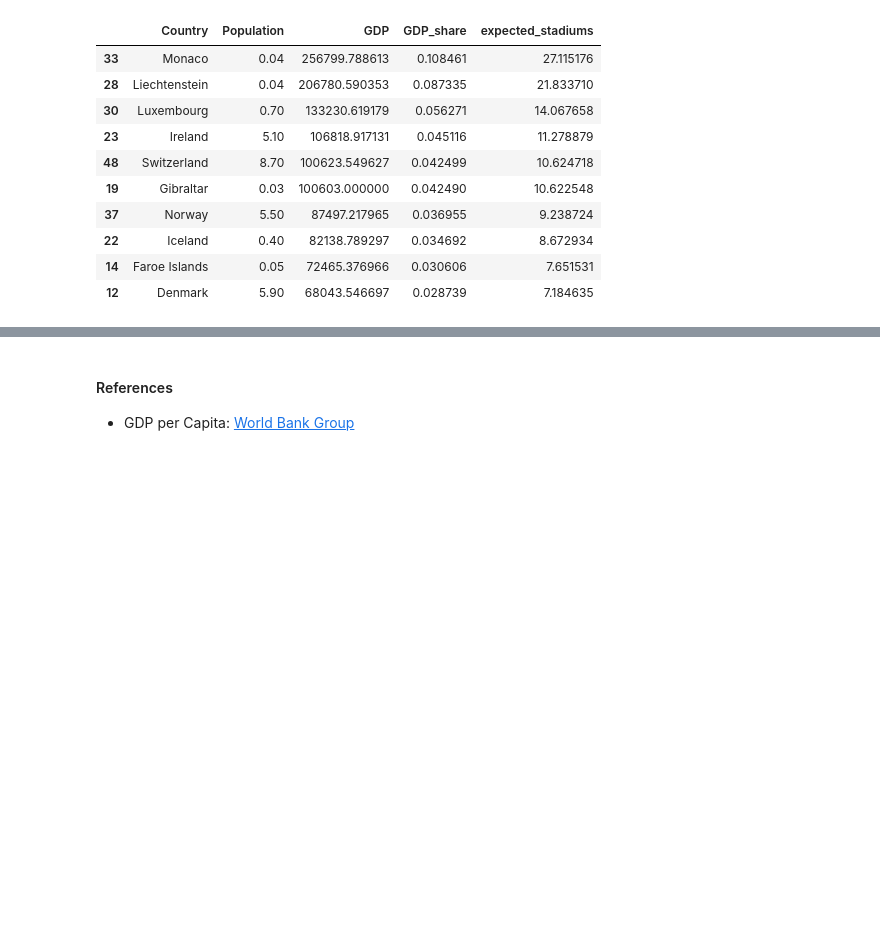
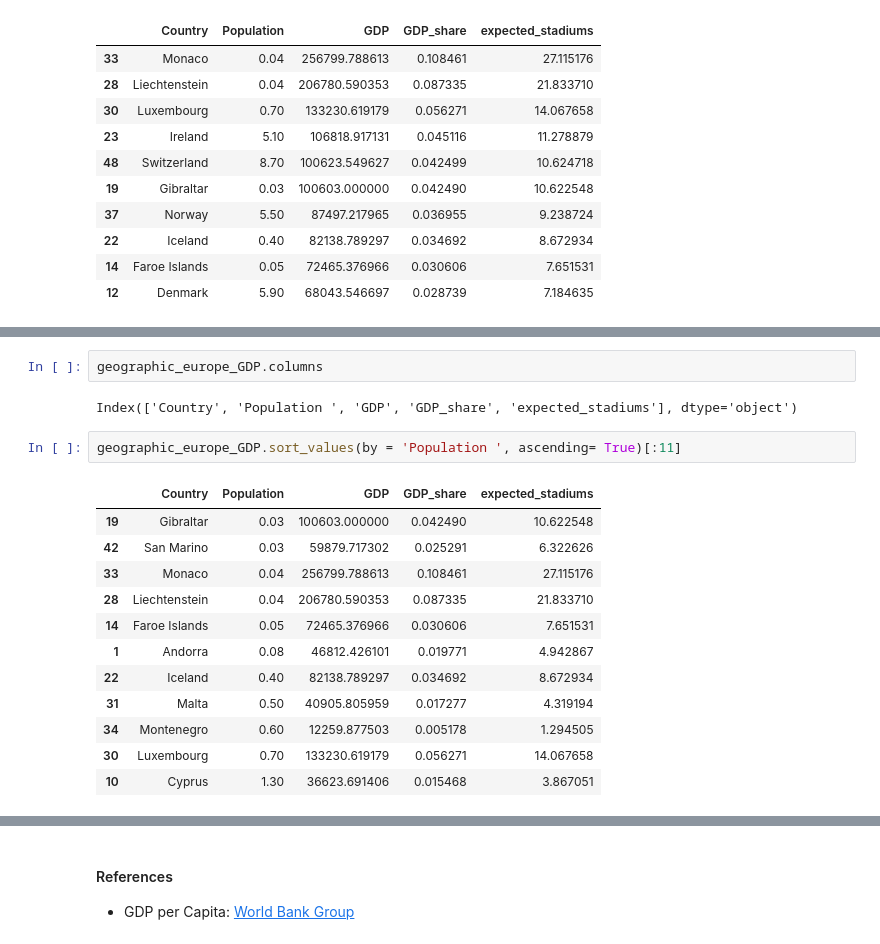
Before and after one commit to pacoraggio/Stadium, a Jupyter notebook: analysis.ipynb, the cells around one changed output, grey strips where cells are left out. Cells and saved outputs as stored; diff of their text form; blank space fills up the shorter version.

```diff
--- a/analysis.ipynb
+++ b/analysis.ipynb
@@ -361,0 +370,19 @@ Era un effetto facilmente preventivabile, che ogni bravo analista puo' prevedere
+# %%
+geographic_europe_GDP.columns
+# %% [output]
+Index(['Country', 'Population ', 'GDP', 'GDP_share', 'expected_stadiums'], dtype='object')
+# %%
+geographic_europe_GDP.sort_values(by = 'Population ', ascending= True)[:11]
+# %% [output]
+|  | Country | Population | GDP | GDP_share | expected_stadiums |
+| 19 | Gibraltar | 0.03 | 100603.000000 | 0.042490 | 10.622548 |
+| 42 | San Marino | 0.03 | 59879.717302 | 0.025291 | 6.322626 |
+| 33 | Monaco | 0.04 | 256799.788613 | 0.108461 | 27.115176 |
+| 28 | Liechtenstein | 0.04 | 206780.590353 | 0.087335 | 21.833710 |
+| 14 | Faroe Islands | 0.05 | 72465.376966 | 0.030606 | 7.651531 |
+| 1 | Andorra | 0.08 | 46812.426101 | 0.019771 | 4.942867 |
+| 22 | Iceland | 0.40 | 82138.789297 | 0.034692 | 8.672934 |
+| 31 | Malta | 0.50 | 40905.805959 | 0.017277 | 4.319194 |
+| 34 | Montenegro | 0.60 | 12259.877503 | 0.005178 | 1.294505 |
+| 30 | Luxembourg | 0.70 | 133230.619179 | 0.056271 | 14.067658 |
+| 10 | Cyprus | 1.30 | 36623.691406 | 0.015468 | 3.867051 |
```
Also changed, not shown: parts of 12 cells of this notebook.
